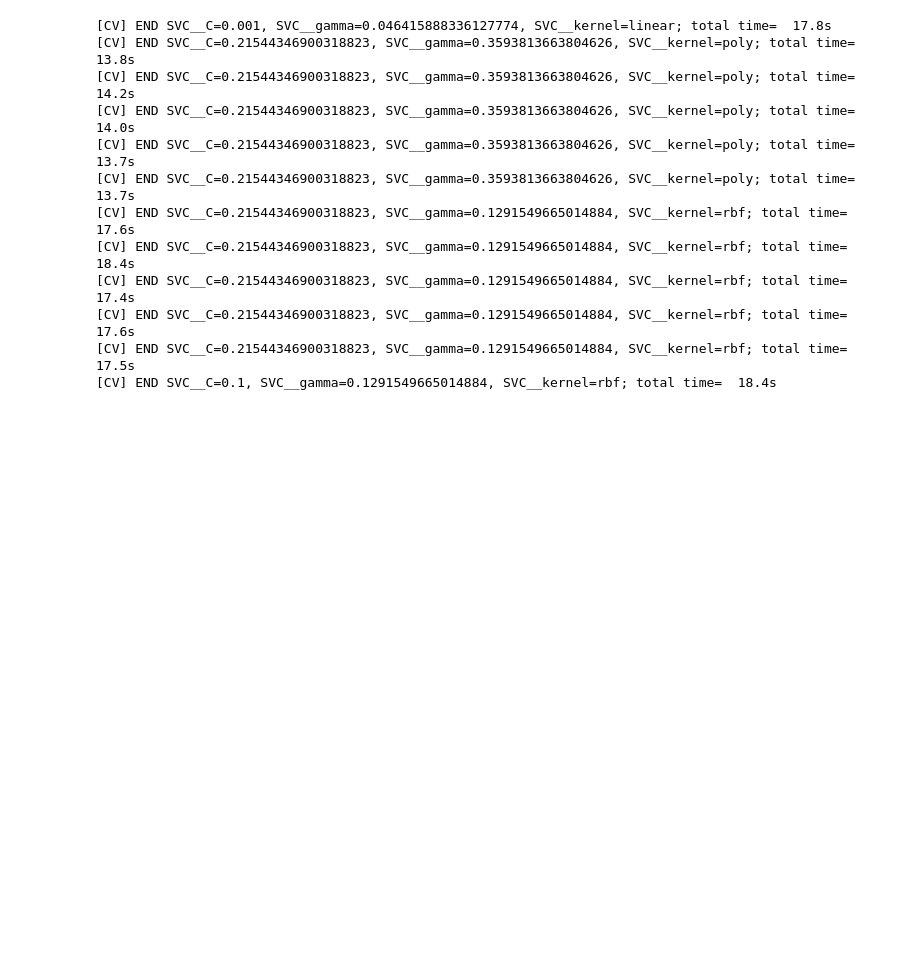
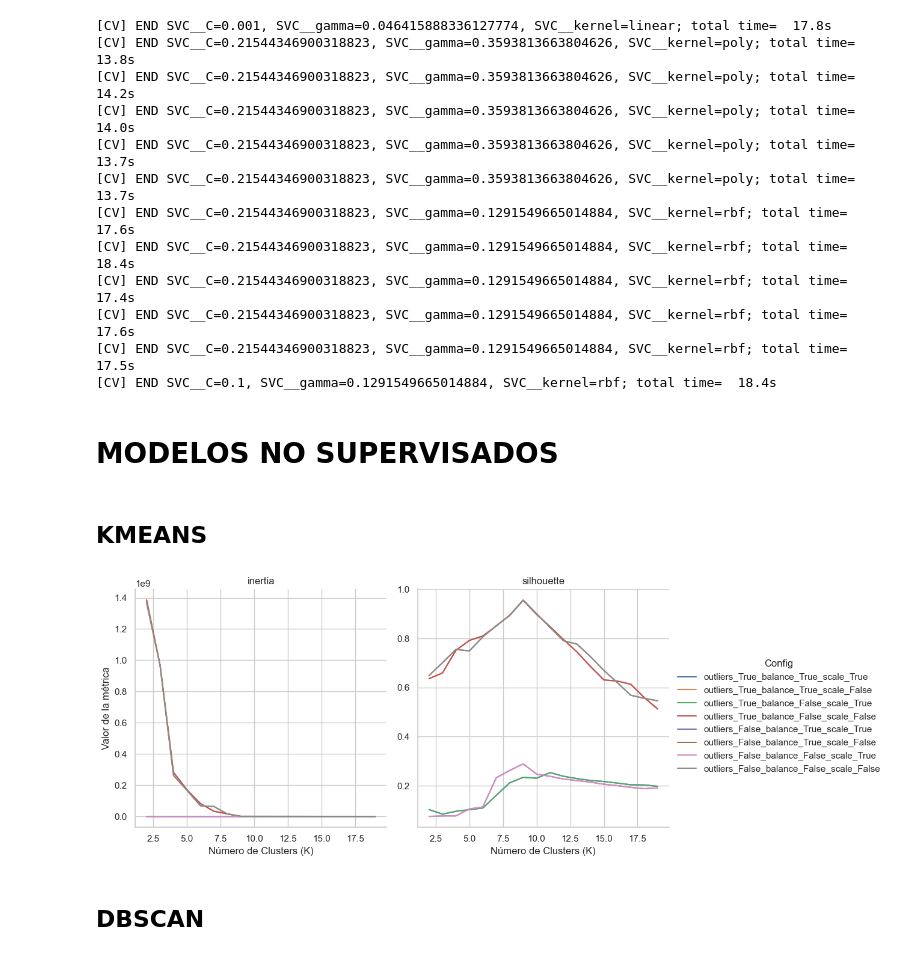
Before and after one commit to JhofredCam/Practica2_introIA, a Jupyter notebook: Proyecto.ipynb, the cells around one changed output. Cells and saved outputs as stored; diff of their text form; code cells hidden in the pictures; blank space fills up the shorter version.

Commit message:
kmeans

```diff
--- a/Proyecto.ipynb
+++ b/Proyecto.ipynb
@@ -611,3 +613,7 @@ Fitting 5 folds for each of 10 candidates, totalling 50 fits
 [CV] END SVC__C=0.1, SVC__gamma=0.1291549665014884, SVC__kernel=rbf; total time=  18.4s
 # %%
 [model['metrics'] for model in svm_info]
+# %% [markdown]
+# MODELOS NO SUPERVISADOS
+# %% [markdown]
+## KMEANS
@@ -613,0 +662,35 @@ Fitting 5 folds for each of 10 candidates, totalling 50 fits
+# %%
+# Tu diccionario (asegúrate de definirlo antes, lo puedes cargar como 'data')
+data = results
+# Preparar los datos en un DataFrame largo
+rows = []
+for config, metrics in data.items():
+    for metric_name, values in metrics.items():
+        for i, value in enumerate(values[1:], start=2):  # desde índice 2 hasta len(lista)
+            rows.append({
+                'Config': config,
+                'Metric': metric_name,
+                'Value': float(value),
+                'K': i
+            })
+
+df = pd.DataFrame(rows)
+
+# Crear la gráfica con seaborn: dos gráficas separadas por métrica
+sns.set(style="whitegrid")
+g = sns.relplot(
+    data=df,
+    x='K', y='Value',
+    hue='Config',
+    col='Metric',
+    kind='line',
+    facet_kws={'sharey': False, 'sharex': True}
+)
+
+g.set_titles(col_template="{col_name}")
+g.set_axis_labels("Número de Clusters (K)", "Valor de la métrica")
+plt.show()
+# %% [output]
+[figure, added]
+# %% [markdown]
+## DBSCAN
```
Also changed, not shown: parts of 5 cells of this notebook.
